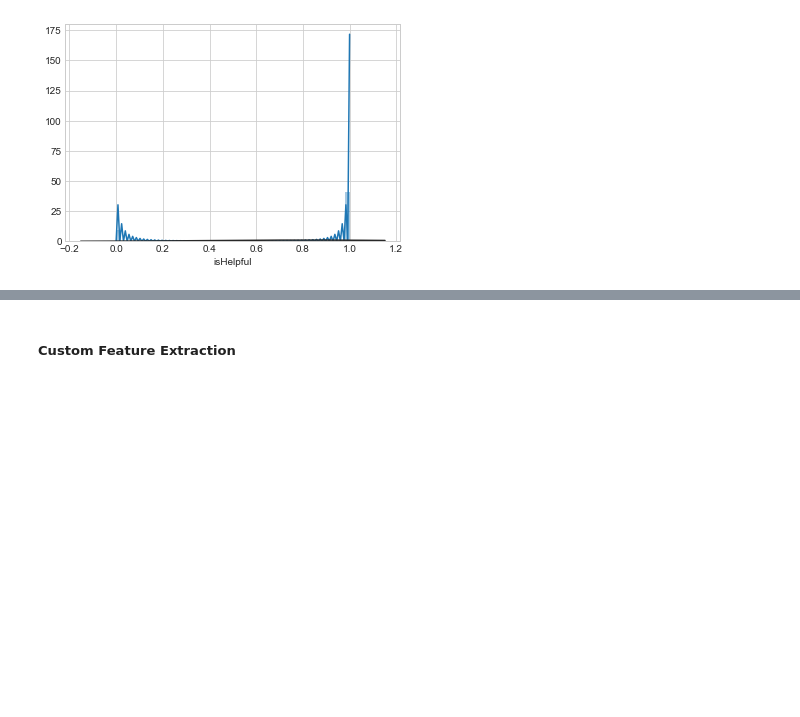
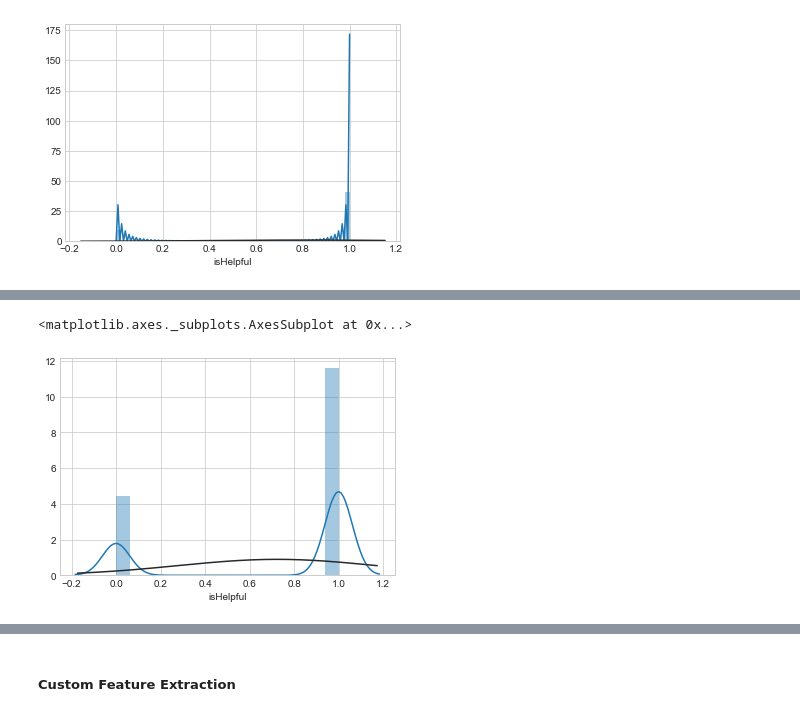
Before and after one commit to subhashree-ai/amazon-review-helpfulness-prediction, a Jupyter notebook: notebooks/amazon_helpfulness_prediction_trad_models.ipynb, the cells around one changed output, grey strips where cells are left out. Drawn from its saved outputs; the diff is of its cells as text; code cells hidden in the pictures; blank space fills up the shorter version.

Commit message:
Final traditional machine learning approach for predicting amazon review helpfulness

```diff
--- a/notebooks/amazon_helpfulness_prediction_trad_models.ipynb
+++ b/notebooks/amazon_helpfulness_prediction_trad_models.ipynb
@@ -283,3 +288,3 @@ dataset = getHelpfulness(dataset, threshold=0.8)
 # %%
-dataset = dataset.drop(columns = ['helpful', 'helpful_ratings', 'total_ratings'], axis=1)
+dataset_threshold_08 = dataset.drop(columns = ['helpful', 'helpful_ratings', 'total_ratings'], axis=1)
 # %%
@@ -290,7 +295,7 @@ display(dataset.groupby('isHelpful').count())
 | 0 | 5154 | 5154 | 5112 | 5154 | 5154 | 5154 | 5154 | 5154 |
 | 1 | 22254 | 22254 | 22247 | 22254 | 22254 | 22254 | 22254 | 22254 |
 # %%
-dataset = dataset.reset_index(drop=True)
+dataset_threshold_08 = dataset_threshold_08.reset_index(drop=True)
 # %%
 from scipy.stats import norm, skew
 
@@ -299,3 +304,8 @@ sns.distplot(dataset['isHelpful'], fit=norm)
 # %% [output]
 <matplotlib.axes._subplots.AxesSubplot at 0x...>
 [figure]
+# %%
+# dataset_threshold_085
+dataset_threshold_085 = getHelpfulness(dataset, threshold=0.85)
+dataset_threshold_085 = dataset.drop(columns = ['helpful', 'helpful_ratings', 'total_ratings'], axis=1)
+display(dataset_threshold_085.groupby('isHelpful').count())
@@ -301,0 +317,8 @@ sns.distplot(dataset['isHelpful'], fit=norm)
+# %%
+dataset_threshold_085 = dataset_threshold_085.reset_index(drop=True)
+# %%
+# Lets explore the distribution of the helpfulness target variable
+sns.distplot(dataset_threshold_085['isHelpful'], fit=norm)
+# %% [output]
+<matplotlib.axes._subplots.AxesSubplot at 0x...>
+[figure, added]
```
Also changed, not shown: parts of 54 cells of this notebook, 9 other files.
